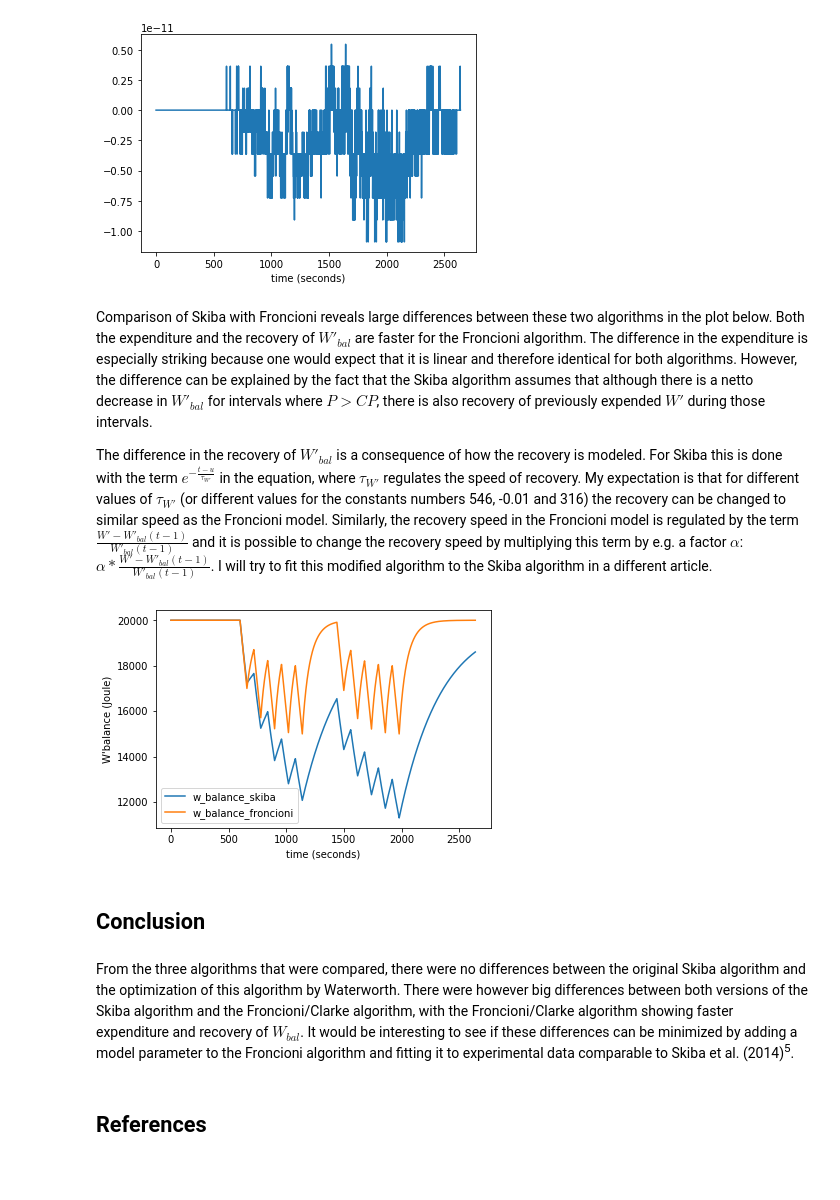
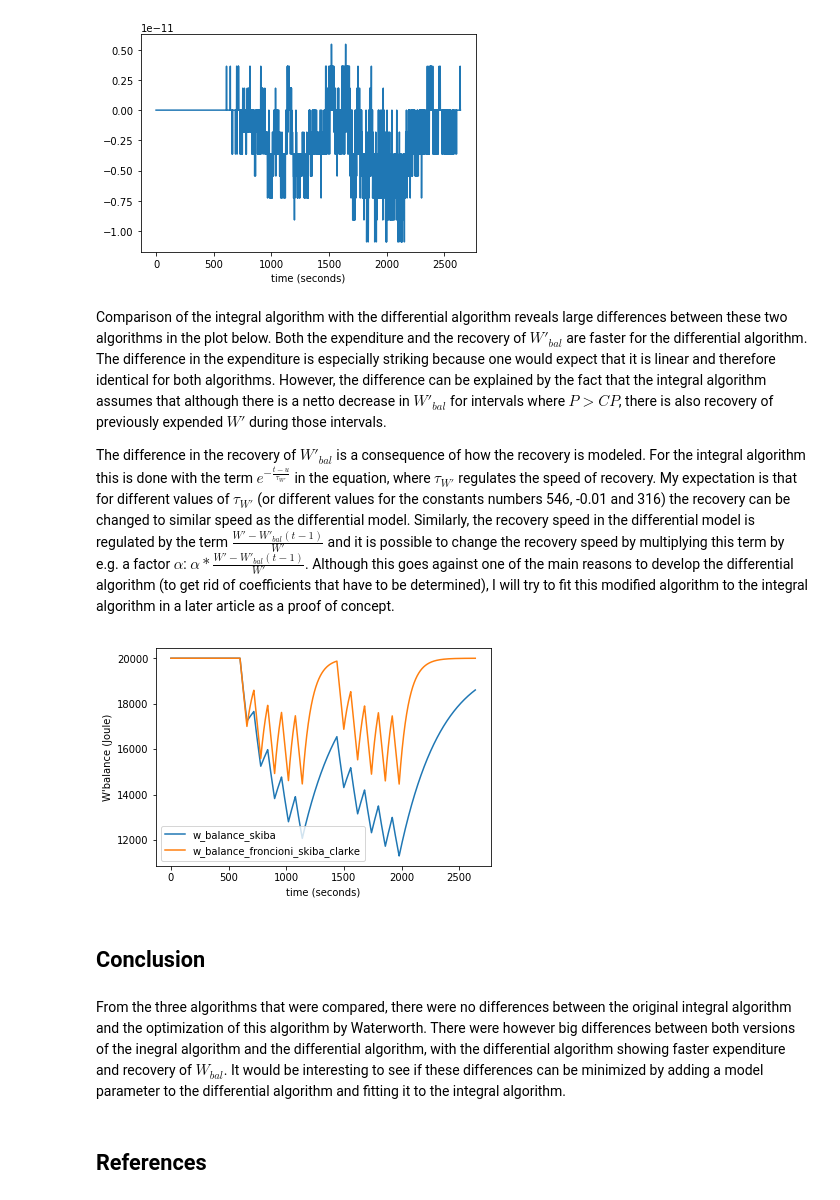
Before and after one commit to AartGoossens/publications, a Jupyter notebook: w_balance_algorithms/article.ipynb, the cells around one changed output. Saved outputs shown, nothing was run; the diff lists cells and outputs as text; code cells hidden in the pictures; blank space fills up the shorter version.

Commit message:
Fixes for differential algorithm.

```diff
--- a/w_balance_algorithms/article.ipynb
+++ b/w_balance_algorithms/article.ipynb
@@ -79,6 +80,6 @@ fig_power.set_xlabel('time (seconds)');
 wdf = wdf.assign(
     w_balance_skiba=wdf.compute_w_prime_balance('skiba'),
     w_balance_waterworth=wdf.compute_w_prime_balance('waterworth'),
-    w_balance_froncioni=wdf.compute_w_prime_balance('froncioni'),
+    w_balance_froncioni_skiba_clarke=wdf.compute_w_prime_balance('froncioni-skiba-clarke'),
 )
 # %% [markdown]
@@ -100,19 +101,19 @@ residuals.max()
 5.4569682106375694e-12
 [figure]
 # %% [markdown]
-Comparison of Skiba with Froncioni reveals large differences between these two algorithms in the plot below. Both the expenditure and the recovery of $W'_{bal}$ are faster for the Froncioni algorithm. The difference in the expenditure is especially striking because one would expect that it is linear and therefore identical for both algorithms. However, the difference can be explained by the fact that the Skiba algorithm assumes that although there is a netto decrease in $W'_{bal}$ for intervals where $P>CP$, there is also recovery of previously expended $W'$ during those intervals.
+Comparison of the integral algorithm with the differential algorithm reveals large differences between these two algorithms in the plot below. Both the expenditure and the recovery of $W'_{bal}$ are faster for the differential algorithm. The difference in the expenditure is especially striking because one would expect that it is linear and therefore identical for both algorithms. However, the difference can be explained by the fact that the integral algorithm assumes that although there is a netto decrease in $W'_{bal}$ for intervals where $P>CP$, there is also recovery of previously expended $W'$ during those intervals.
 
-The difference in the recovery of $W'_{bal}$ is a consequence of how the recovery is modeled. For Skiba this is done with the term $e^{-\frac{t-u}{\tau_{W'}}}$ in the equation, where $\tau_{W'}$ regulates the speed of recovery. My expectation is that for different values of $\tau_{W'}$ (or different values for the constants numbers 546, -0.01 and 316) the recovery can be changed to similar speed as the Froncioni model. Similarly, the recovery speed in the Froncioni model is regulated by the term $\frac{W' - W'_{bal}(t-1)}{W'_{bal}(t-1)}$ and it is possible to change the recovery speed by multiplying this term by e.g. a factor $\alpha$: $\alpha*\frac{W' - W'_{bal}(t-1)}{W'_{bal}(t-1)}$. I will try to fit this modified algorithm to the Skiba algorithm in a different article.
+The difference in the recovery of $W'_{bal}$ is a consequence of how the recovery is modeled. For the integral algorithm this is done with the term $e^{-\frac{t-u}{\tau_{W'}}}$ in the equation, where $\tau_{W'}$ regulates the speed of recovery. My expectation is that for different values of $\tau_{W'}$ (or different values for the constants numbers 546, -0.01 and 316) the recovery can be changed to similar speed as the differential model. Similarly, the recovery speed in the differential model is regulated by the term $\frac{W' - W'_{bal}(t-1)}{W'}$ and it is possible to change the recovery speed by multiplying this term by e.g. a factor $\alpha$: $\alpha*\frac{W' - W'_{bal}(t-1)}{W'}$. Although this goes against one of the main reasons to develop the differential algorithm (to get rid of coefficients that have to be determined), I will try to fit this modified algorithm to the integral algorithm in a later article as a proof of concept.
 # %%
-fig_skiba_froncioni = wdf.loc[:, ['w_balance_skiba', 'w_balance_froncioni']].plot()
+fig_skiba_froncioni = wdf.loc[:, ['w_balance_skiba', 'w_balance_froncioni_skiba_clarke']].plot()
 fig_skiba_froncioni.set_ylabel('W\'balance (Joule)')
 fig_skiba_froncioni.set_xlabel('time (seconds)');
 # %% [output]
-[figure, old version]
+[figure, new version]
 # %% [markdown]
 ## Conclusion
 # %% [markdown]
-From the three algorithms that were compared, there were no differences between the original Skiba algorithm and the optimization of this algorithm by Waterworth. There were however big differences between both versions of the Skiba algorithm and the Froncioni/Clarke algorithm, with the Froncioni/Clarke algorithm showing faster expenditure and recovery of $W_{bal}$. It would be interesting to see if these differences can be minimized by adding a model parameter to the Froncioni algorithm and fitting it to experimental data comparable to Skiba et al. (2014)<sup>5</sup>.
+From the three algorithms that were compared, there were no differences between the original integral algorithm and the optimization of this algorithm by Waterworth. There were however big differences between both versions of the inegral algorithm and the differential algorithm, with the differential algorithm showing faster expenditure and recovery of $W_{bal}$. It would be interesting to see if these differences can be minimized by adding a model parameter to the differential algorithm and fitting it to the integral algorithm.
 # %% [markdown]
 ## References
 # %% [markdown]
```
Also changed, not shown: parts of 13 cells of this notebook, 4 other files.
